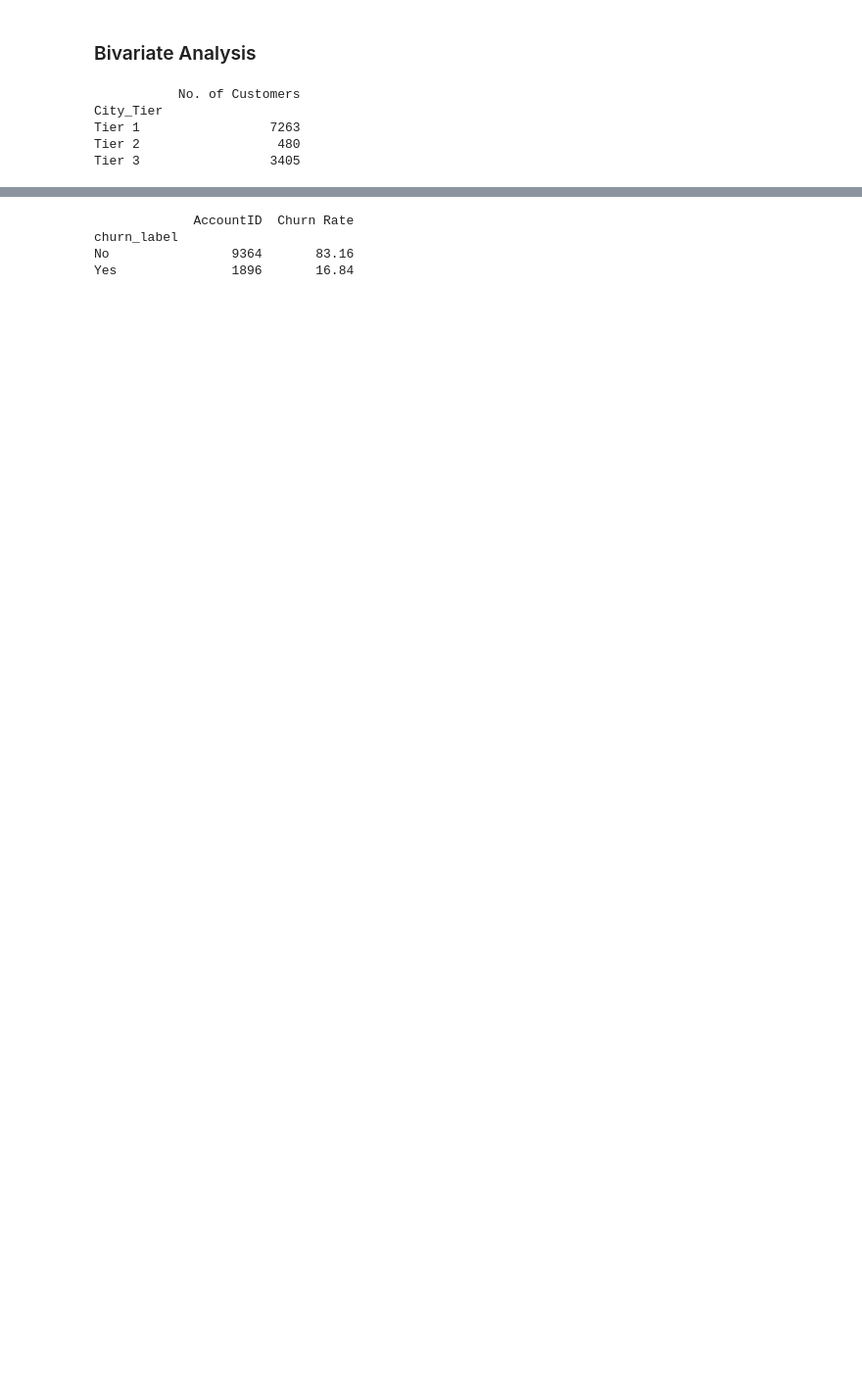
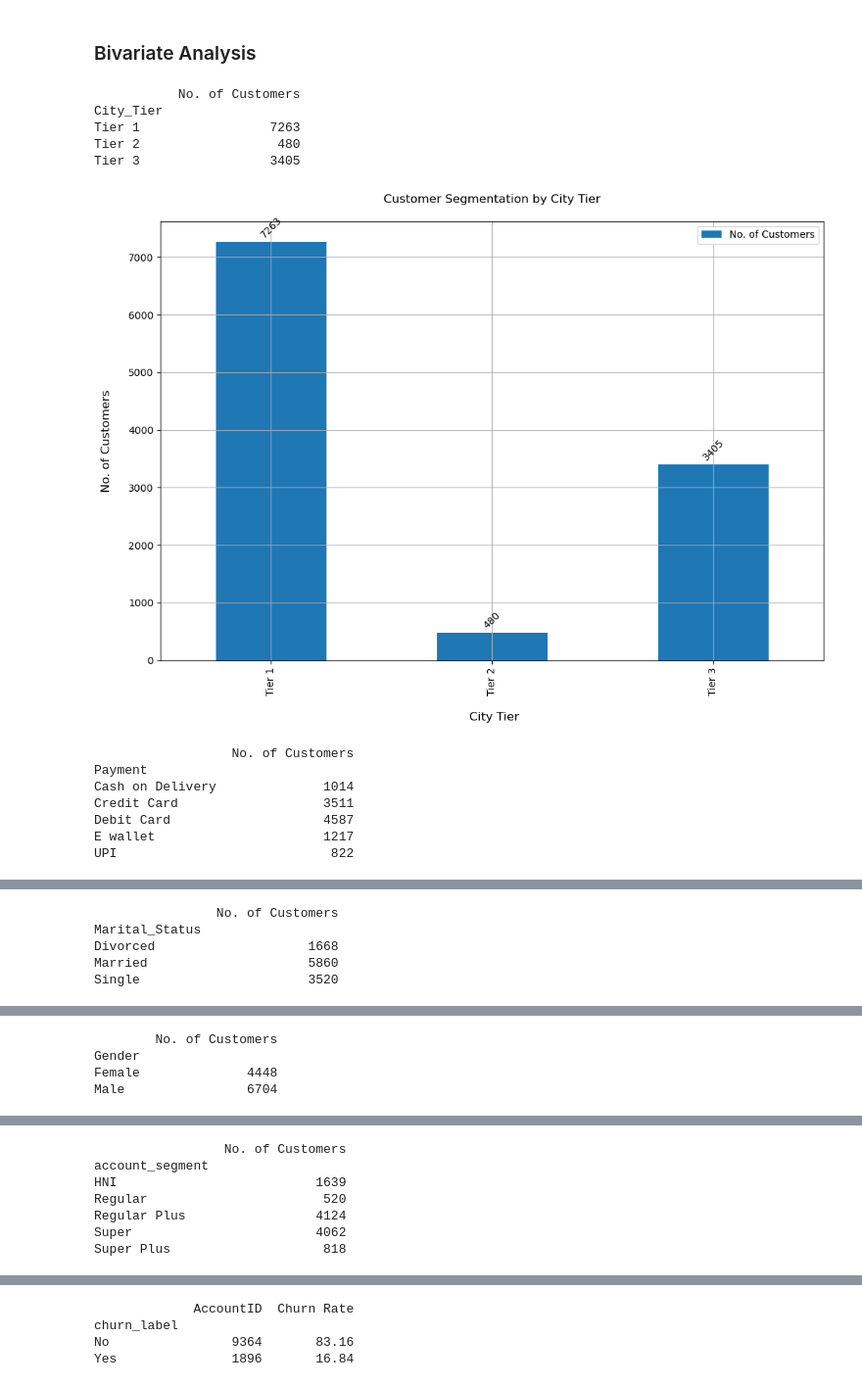
Before and after one commit to nccoutinho/Customer-Churn-Analysis, a Jupyter notebook: Customer Churn Analysis_Python.ipynb, the cells around one changed output, grey strips where cells are left out. Shown at 98% size. Drawn from its saved outputs; the diff is of its cells as text; code cells hidden in the pictures; blank space fills up the shorter version.

```diff
--- a/Customer Churn Analysis_Python.ipynb
+++ b/Customer Churn Analysis_Python.ipynb
@@ -655,14 +395,68 @@ plt.show()
 # %% [markdown]
 ### Bivariate Analysis
 # %%
-city_tier_split = churn[[ "AccountID", "City_Tier"]]
-sectors = city_tier_split.groupby("City_Tier")
-city_tier_split  = pd.DataFrame(sectors["AccountID"].count())
-city_tier_split.rename(columns={'AccountID':'No. of Customers'}, inplace=True)
-print(city_tier_split)
+columns_to_analyze = {
+    'City_Tier': 'City Tier',
+    'Payment': 'Payment Method',
+    'Marital_Status': 'Marital Status',
+    'Gender': 'Gender',
+    'account_segment': 'Account Segment',
+    'Complain_ly': 'Complaints Last Year',
+    'Login_device': 'Login Device'
+}
+
+
+for column, plot_name in columns_to_analyze.items():
+    column_split = churn[[ "AccountID", column]]
+    groups = column_split.groupby(column)
+    column_split_count  = pd.DataFrame(groups["AccountID"].count())
+    column_split_count.rename(columns={'AccountID':'No. of Customers'}, inplace=True)
+    print(column_split_count)
+
+    # Plotting
+    column_split_count.plot(kind='bar', figsize=(12, 8))
+    plt.title(f'Customer Segmentation by {columns_to_analyze.get(column, column)}\n', horizontalalignment="center", fontstyle="normal",
+                  fontsize="large", fontfamily="sans-serif")
+    plt.ylabel('No. of Customers\n', horizontalalignment="center", fontstyle="normal",
+                   fontsize="large", fontfamily="sans-serif")
+    plt.xlabel(f'\n {columns_to_analyze.get(column, column)}', horizontalalignment="center", fontstyle="normal",
+                   fontsize="large", fontfamily="sans-serif")
+
+    # Function to add value labels on top of the bars
+    def plot_value_labels(axis, spacing=5):
+        rects = axis.patches
+        for rect in rects:
+            y_value = rect.get_height()
+            x_value = rect.get_x() + rect.get_width() / 2
+            space = spacing
+            va = 'bottom'
+
+            if y_value < 0:
+                space *= -1
+                va = 'top'
+            label = "{:.0f}".format(y_value)
+
+            axis.annotate(label, (x_value, y_value),
+                              xytext=(0, 2),
+                              textcoords="offset points",
+                              ha='center',
+                              rotation=45,
+                              va=va)
+
+    plot_value_labels(plt.gca())
+    plt.grid(True)
+    plt.show()
 # %% [output]
            No. of Customers
 City_Tier
 Tier 1                 7263
 Tier 2                  480
 Tier 3                 3405
+[figure, added]
+                  No. of Customers
+Payment
+Cash on Delivery              1014
+Credit Card                   3511
+Debit Card                    4587
+E wallet                      1217
+UPI                            822
@@ -668,0 +464,5 @@ Tier 3                 3405
+                No. of Customers
+Marital_Status
+Divorced                    1668
+Married                     5860
+Single                      3520
@@ -668,0 +470,4 @@ Tier 3                 3405
+        No. of Customers
+Gender
+Female              4448
+Male                6704
@@ -668,0 +475,7 @@ Tier 3                 3405
+                 No. of Customers
+account_segment
+HNI                          1639
+Regular                       520
+Regular Plus                 4124
+Super                        4062
+Super Plus                    818
```
Also changed, not shown: parts of 34 cells of this notebook.
